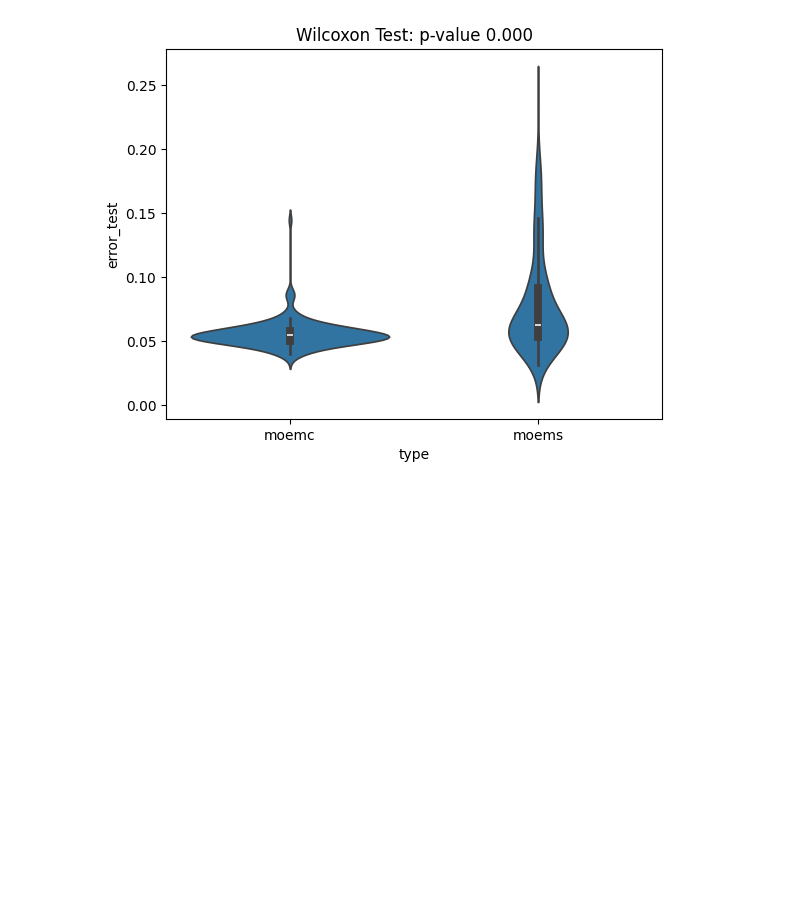
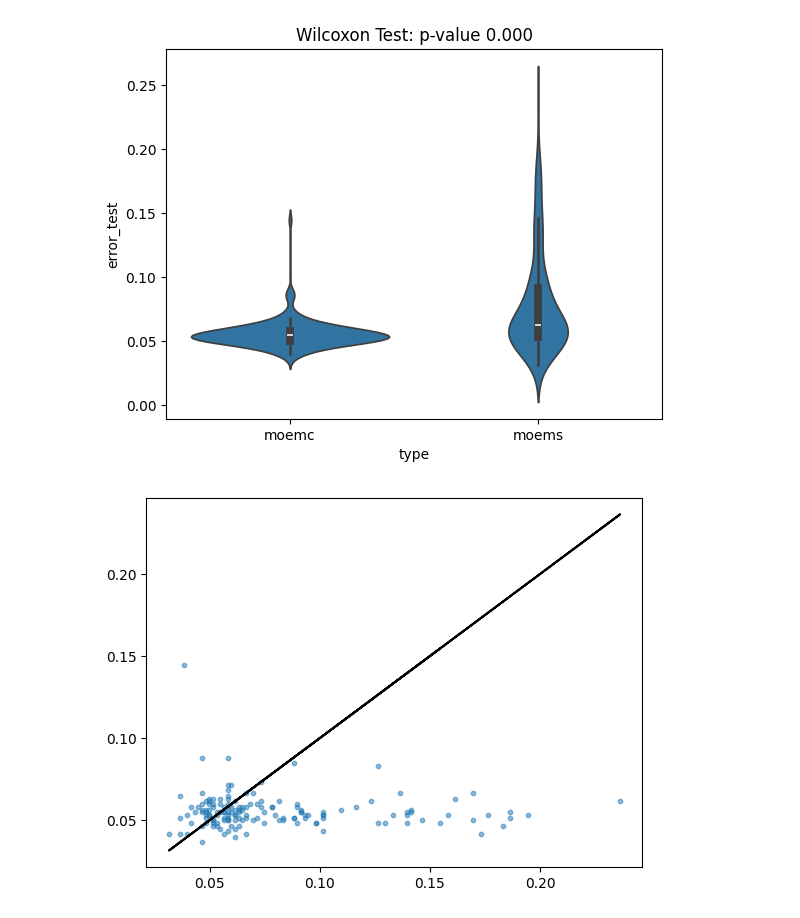
Before and after one commit to Afonso-Leal/aerogerador_fault_diagnosis, a Jupyter notebook: PHMAP25_MOEMC_MOEMS.ipynb, the cells around one changed output. Drawn from its saved outputs; the diff is of its cells as text; code cells hidden in the pictures; blank space fills up the shorter version.

Commit message:
Adicionando análise com scatter plot

```diff
--- a/PHMAP25_MOEMC_MOEMS.ipynb
+++ b/PHMAP25_MOEMC_MOEMS.ipynb
@@ -126,3 +130,11 @@ plt.show()
 # %% [output]
 [figure]
 [figure]
+# %%
+y_1 = df.query('type == "moems"').sort_values(by='experiment').error_test
+y_2 = df.query('type == "moemc"').sort_values(by='experiment').error_test
+plt.scatter(y_1, y_2, s=10, alpha=0.5)
+plt.plot(y_1, y_1, c='k')
+plt.show()
+# %% [output]
+[figure, added]
```
Also changed, not shown: parts of 2 cells of this notebook.
